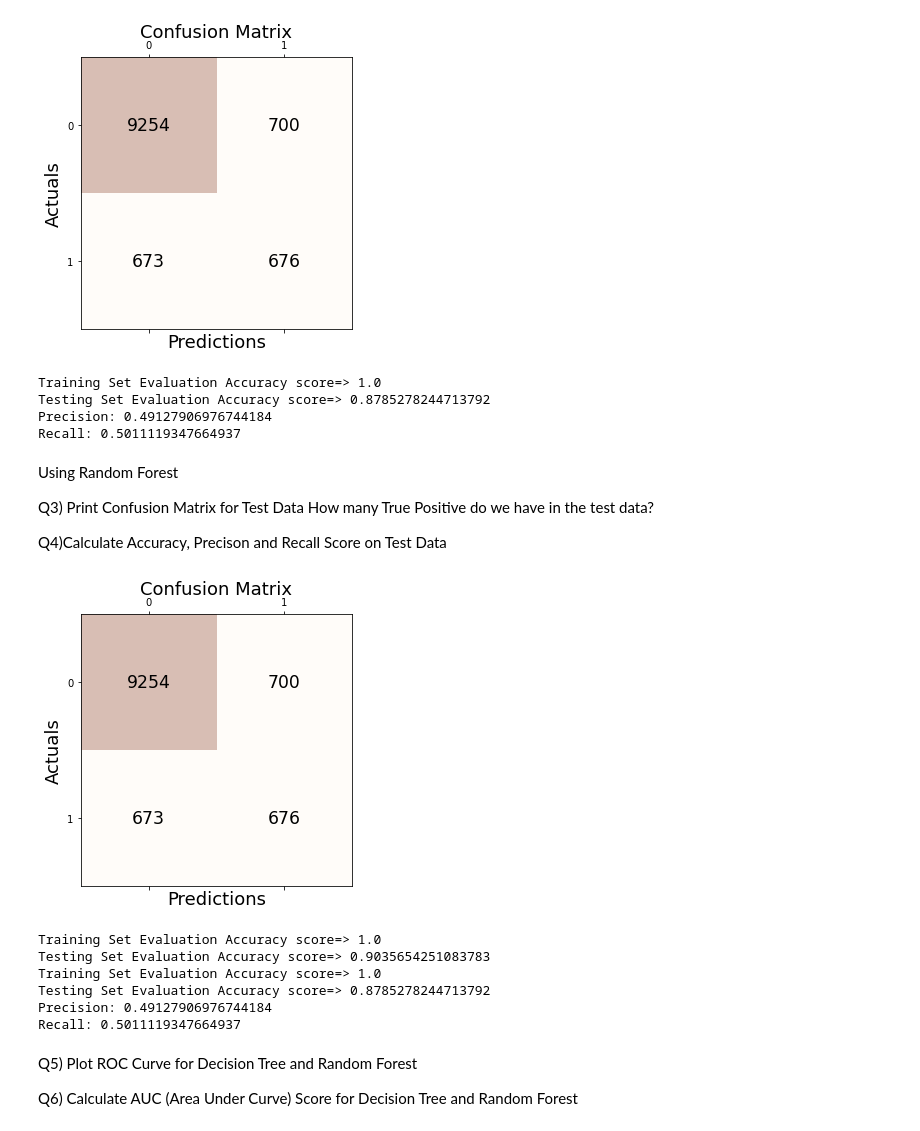
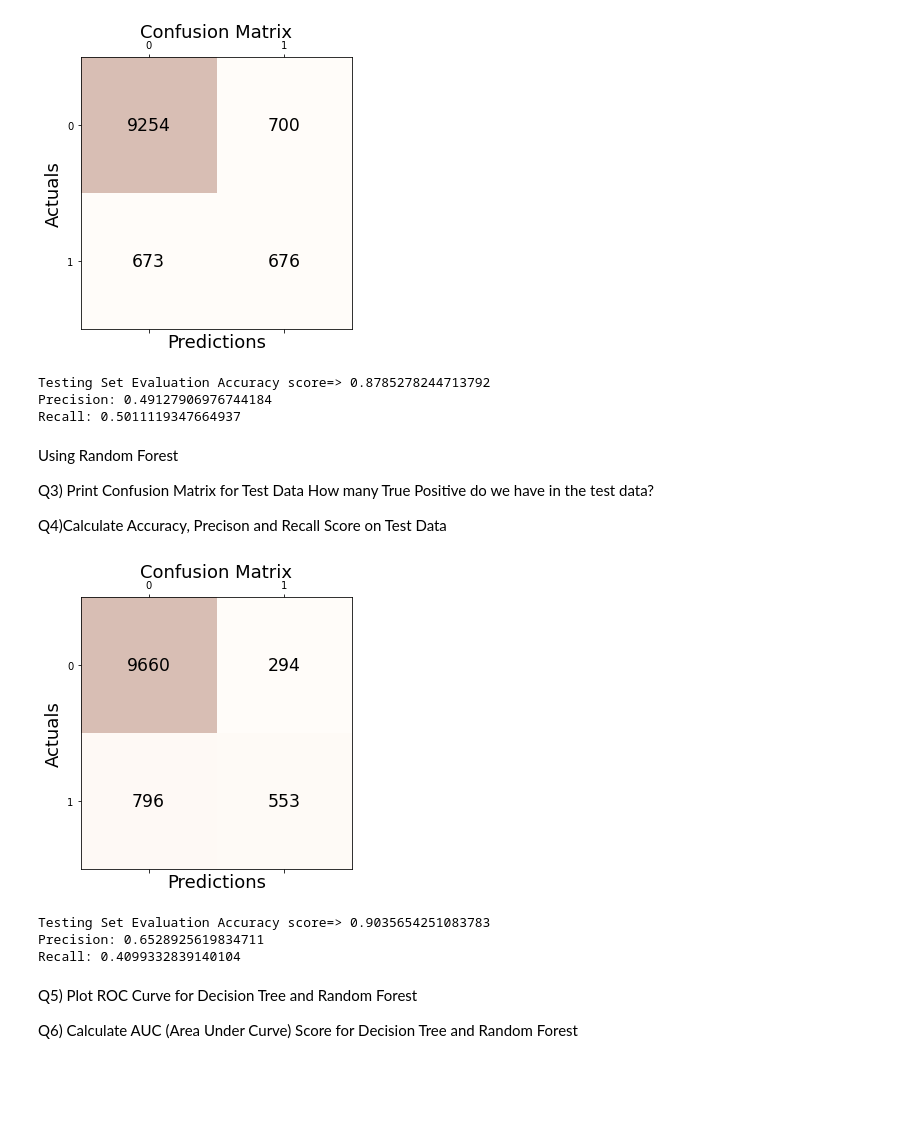
Before and after one commit to aimanova7831/Homework-1, a Jupyter notebook: Homework4.ipynb, the cells around one changed output. Drawn from its saved outputs; the diff is of its cells as text; code cells hidden in the pictures; blank space fills up the shorter version.

```diff
--- a/Homework4.ipynb
+++ b/Homework4.ipynb
@@ -221,8 +219,7 @@ plt.show()
 [figure]
 # %%
 from sklearn.metrics import accuracy_score
-dt_pred_train = dt.predict(X_train)
-print('Training Set Evaluation Accuracy score=>',accuracy_score(y_train,dt_pred_train))
+
 dt_pred_test = dt.predict(X_test)
 print('Testing Set Evaluation Accuracy score=>',accuracy_score(y_test,dt_pred_test))
 
@@ -232,7 +229,6 @@ print('Precision: ' + str(precision_score(y_test, dt_pred_test)))
 from sklearn.metrics import recall_score
 print('Recall: ' + str(recall_score(y_test, dt_pred_test)))
 # %% [output]
-Training Set Evaluation Accuracy score=> 1.0
 Testing Set Evaluation Accuracy score=> 0.8785278244713792
 Precision: 0.49127906976744184
 Recall: 0.5011119347664937
@@ -246,53 +242,43 @@ Q4)Calculate Accuracy, Precison and Recall Score on Test Data
 # %%
 from sklearn.ensemble import RandomForestClassifier
 rfc = RandomForestClassifier(criterion = 'entropy', random_state = 17)
-#rfc.fit(X_train, y_train)
+rfc.fit(X_train, y_train)
 
 from sklearn.metrics import confusion_matrix
 import matplotlib.pyplot as plt
-conf_matrix = confusion_matrix(y_true=y_test, y_pred=dt_pred_test)
+conf_matrix = confusion_matrix(y_true=y_test, y_pred=rfc_pred_test)
 
 fig, ax = plt.subplots(figsize=(5, 5))
 ax.matshow(conf_matrix, cmap=plt.cm.Oranges, alpha=0.3)
 for i in range(conf_matrix.shape[0]):
     for j in range(conf_matrix.shape[1]):
         ax.text(x=j, y=i,s=conf_matrix[i, j], va='center', ha='center', size='xx-large')
 
 plt.xlabel('Predictions', fontsize=18)
 plt.ylabel('Actuals', fontsize=18)
 plt.title('Confusion Matrix', fontsize=18)
 plt.show()
 # %% [output]
-[figure, old version]
+[figure, new version]
 # %%
 from sklearn.ensemble import RandomForestClassifier
 rfc = RandomForestClassifier(criterion = 'entropy', random_state = 21)
 rfc.fit(X_train, y_train)
 
-# Evaluating on Training set
-rfc_pred_train = rfc.predict(X_train)
-print('Training Set Evaluation Accuracy score=>',accuracy_score(y_train,rfc_pred_train))
-# Evaluating on Test set
+
 rfc_pred_test = rfc.predict(X_test)
 print('Testing Set Evaluation Accuracy score=>',accuracy_score(y_test,rfc_pred_test))
 from sklearn.metrics import accuracy_score
-dt_pred_train = dt.predict(X_train)
-print('Training Set Evaluation Accuracy score=>',accuracy_score(y_train,dt_pred_train))
-dt_pred_test = dt.predict(X_test)
-print('Testing Set Evaluation Accuracy score=>',accuracy_score(y_test,dt_pred_test))
 
 from sklearn.metrics import precision_score
-print('Precision: ' + str(precision_score(y_test, dt_pred_test)))
+print('Precision: ' + str(precision_score(y_test, rfc_pred_test)))
 
 from sklearn.metrics import recall_score
-print('Recall: ' + str(recall_score(y_test, dt_pred_test)))
+print('Recall: ' + str(recall_score(y_test, rfc_pred_test)))
 # %% [output]
-Training Set Evaluation Accuracy score=> 1.0
 Testing Set Evaluation Accuracy score=> 0.9035654251083783
-Training Set Evaluation Accuracy score=> 1.0
-Testing Set Evaluation Accuracy score=> 0.8785278244713792
-Precision: 0.49127906976744184
-Recall: 0.5011119347664937
+Precision: 0.6528925619834711
+Recall: 0.4099332839140104
 # %% [markdown]
 Q5) Plot ROC Curve for Decision Tree and Random Forest
 
```
Also changed, not shown: parts of 5 cells of this notebook.
